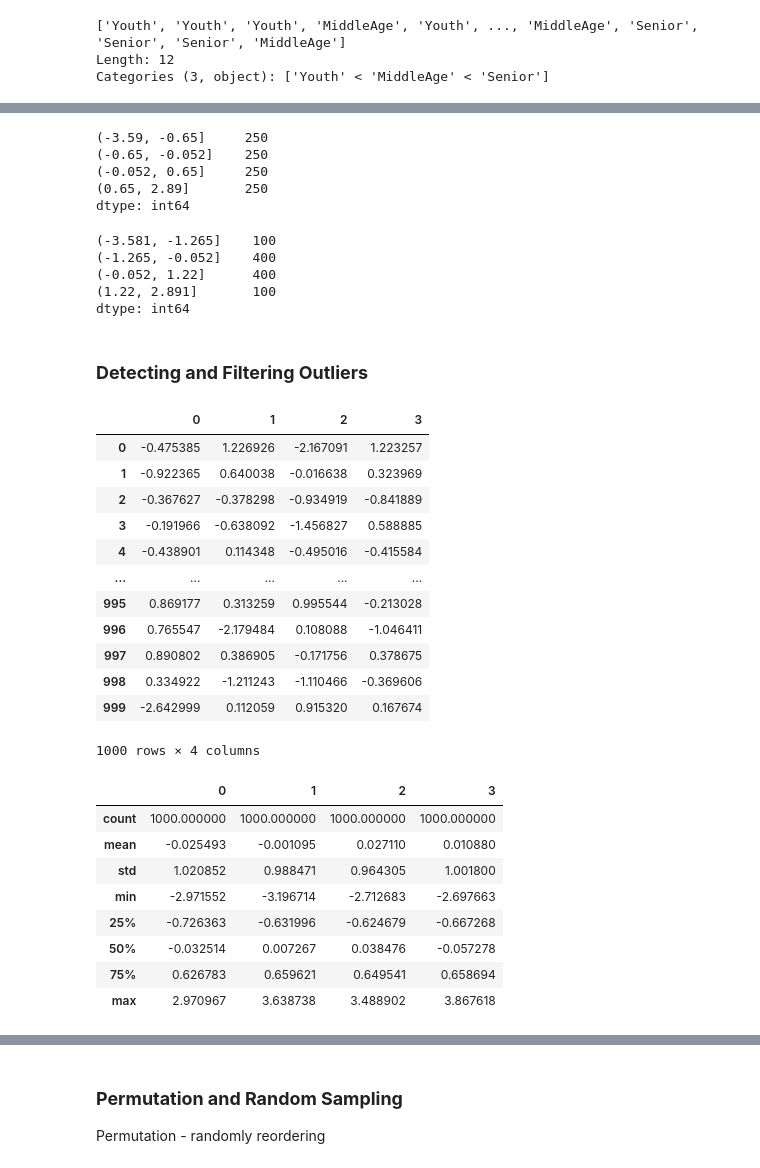
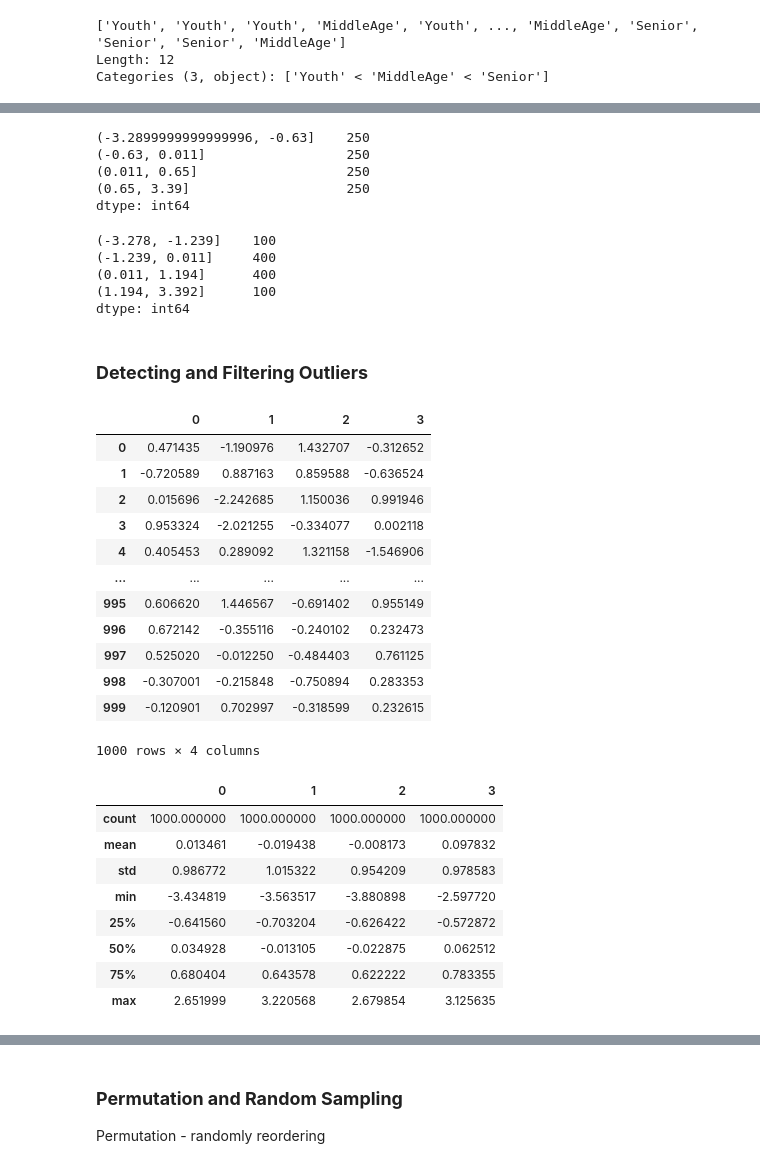
Before and after one commit to azrazainol/DS-week-10, a Jupyter notebook: Data_Science_Week_9_10.ipynb, the cells around one changed output, grey strips where cells are left out. Drawn from its saved outputs; the diff is of its cells as text; code cells hidden in the pictures.

```diff
--- a/Data_Science_Week_9_10.ipynb
+++ b/Data_Science_Week_9_10.ipynb
@@ -562,51 +571,57 @@ Categories (4, interval[float64, right]): [(-3.59, -0.65] < (-0.65, -0.052] < (-
 # %%
 # Count each catagory
+pd.value_counts(quartiles)
 # %% [output]
-(-3.59, -0.65]     250
-(-0.65, -0.052]    250
-(-0.052, 0.65]     250
-(0.65, 2.89]       250
+(-3.2899999999999996, -0.63]    250
+(-0.63, 0.011]                  250
+(0.011, 0.65]                   250
+(0.65, 3.39]                    250
 dtype: int64
 # %%
 # Another example
 # Based on quartiles
+pd.qcut(data, [0, 0.1, 0.5, 0.9, 1.0]).value_counts()
 # %% [output]
-(-3.581, -1.265]    100
-(-1.265, -0.052]    400
-(-0.052, 1.22]      400
-(1.22, 2.891]       100
+(-3.278, -1.239]    100
+(-1.239, 0.011]     400
+(0.011, 1.194]      400
+(1.194, 3.392]      100
 dtype: int64
 # %% [markdown]
 ### **Detecting and Filtering Outliers**
 # %%
 # DataFrame with some normally distributed data
 # DataFrame of 1000x4
+np.random.seed(1234)
+data = pd.DataFrame(np.random.standard_normal((1000, 4)))
+data
 # %% [output]
 |  | 0 | 1 | 2 | 3 |
-| 0 | -0.475385 | 1.226926 | -2.167091 | 1.223257 |
-| 1 | -0.922365 | 0.640038 | -0.016638 | 0.323969 |
-| 2 | -0.367627 | -0.378298 | -0.934919 | -0.841889 |
-| 3 | -0.191966 | -0.638092 | -1.456827 | 0.588885 |
-| 4 | -0.438901 | 0.114348 | -0.495016 | -0.415584 |
+| 0 | 0.471435 | -1.190976 | 1.432707 | -0.312652 |
+| 1 | -0.720589 | 0.887163 | 0.859588 | -0.636524 |
+| 2 | 0.015696 | -2.242685 | 1.150036 | 0.991946 |
+| 3 | 0.953324 | -2.021255 | -0.334077 | 0.002118 |
+| 4 | 0.405453 | 0.289092 | 1.321158 | -1.546906 |
 | ... | ... | ... | ... | ... |
-| 995 | 0.869177 | 0.313259 | 0.995544 | -0.213028 |
-| 996 | 0.765547 | -2.179484 | 0.108088 | -1.046411 |
-| 997 | 0.890802 | 0.386905 | -0.171756 | 0.378675 |
-| 998 | 0.334922 | -1.211243 | -1.110466 | -0.369606 |
-| 999 | -2.642999 | 0.112059 | 0.915320 | 0.167674 |
+| 995 | 0.606620 | 1.446567 | -0.691402 | 0.955149 |
+| 996 | 0.672142 | -0.355116 | -0.240102 | 0.232473 |
+| 997 | 0.525020 | -0.012250 | -0.484403 | 0.761125 |
+| 998 | -0.307001 | -0.215848 | -0.750894 | 0.283353 |
+| 999 | -0.120901 | 0.702997 | -0.318599 | 0.232615 |
 1000 rows × 4 columns
 # %%
 # Explore the dataset in terms of statistics
+data.describe()
 # %% [output]
 |  | 0 | 1 | 2 | 3 |
 | count | 1000.000000 | 1000.000000 | 1000.000000 | 1000.000000 |
-| mean | -0.025493 | -0.001095 | 0.027110 | 0.010880 |
-| std | 1.020852 | 0.988471 | 0.964305 | 1.001800 |
-| min | -2.971552 | -3.196714 | -2.712683 | -2.697663 |
-| 25% | -0.726363 | -0.631996 | -0.624679 | -0.667268 |
-| 50% | -0.032514 | 0.007267 | 0.038476 | -0.057278 |
-| 75% | 0.626783 | 0.659621 | 0.649541 | 0.658694 |
-| max | 2.970967 | 3.638738 | 3.488902 | 3.867618 |
+| mean | 0.013461 | -0.019438 | -0.008173 | 0.097832 |
+| std | 0.986772 | 1.015322 | 0.954209 | 0.978583 |
+| min | -3.434819 | -3.563517 | -3.880898 | -2.597720 |
+| 25% | -0.641560 | -0.703204 | -0.626422 | -0.572872 |
+| 50% | 0.034928 | -0.013105 | -0.022875 | 0.062512 |
+| 75% | 0.680404 | 0.643578 | 0.622222 | 0.783355 |
+| max | 2.651999 | 3.220568 | 2.679854 | 3.125635 |
 # %%
 # Find values in one of the columns exceeding 3 in absolute value
 # Extracting 3rd column
```
Also changed, not shown: parts of 7 cells of this notebook.
